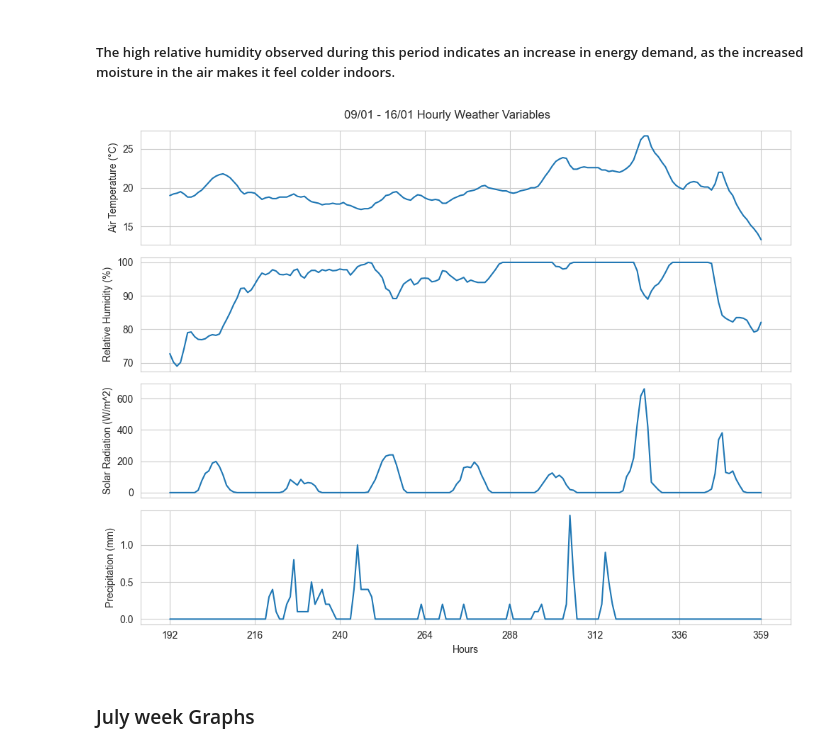
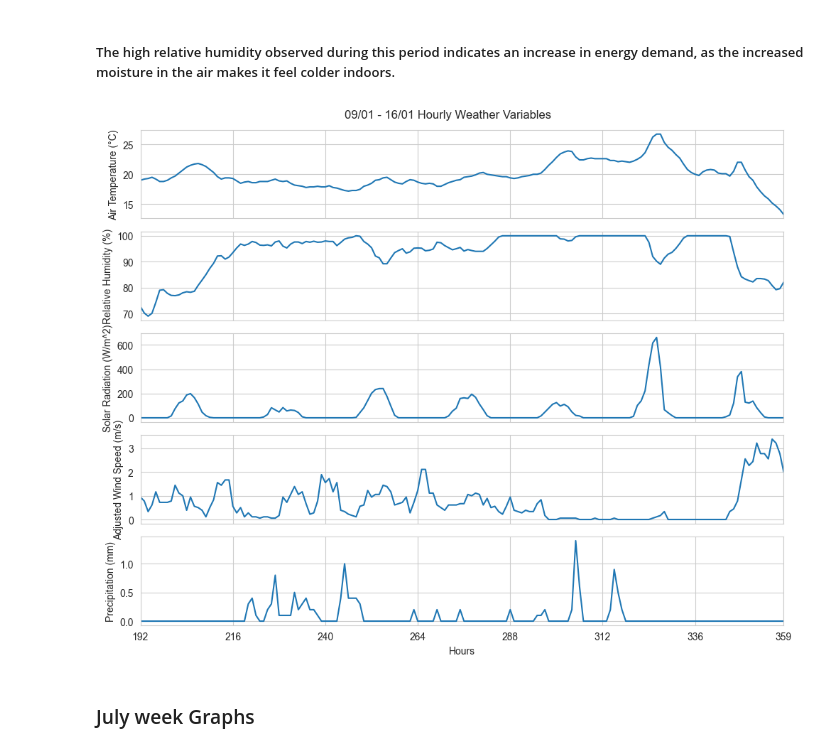
Before and after one commit to marcohl5/ME404_HongKongWeather, a Jupyter notebook: eda.ipynb, the cells around one changed output. Saved outputs shown, nothing was run; the diff lists cells and outputs as text; code cells hidden in the pictures.

```diff
--- a/eda.ipynb
+++ b/eda.ipynb
@@ -481,28 +561,31 @@ plt.show()
 # %%
 cols_plot = {"temp(c)": "Air Temperature (°C)",
              "rel_humid(%)": "Relative Humidity (%)",
              "sol_rad(W/m^2)": "Solar Radiation (W/m^2)",
+             "wind_speed_adj(m/s)": "Adjusted Wind Speed (m/s)",
              "rainfall(mm)": "Precipitation (mm)"}
 
 fig, axes = plt.subplots(len(cols_plot), 1, figsize=(10, 8), sharex=True)
 
 # Loop through each column and plot on a separate subplot
 for i, (key, value) in enumerate(cols_plot.items()):
     cleaned_label = re.sub(r"\s*\(.*?\)", "", value)
     sns.lineplot(x="hour", y=key, data=df_jan_wk, ax=axes[i])
     # axes[i].set_title(f"09/01 - 16/01 Hourly {cleaned_label}")
     axes[i].set_ylabel(value)
+    axes[i].set_xlim(df_jan_wk["hour"].min(), df_jan_wk["hour"].max())
+
 
 # Set common x-axis label
 axes[-1].set_xlabel("Hours")
 
 plt.xticks(list(df_jan_wk["hour"][::24]) + [df_jan_wk["hour"].iloc[-1]])
 plt.suptitle("09/01 - 16/01 Hourly Weather Variables")
 
 plt.tight_layout()
 plt.show()
 # %% [output]
-[figure, old version]
+[figure, new version]
 # %% [markdown]
 ### July week Graphs
 # %%
```
Also changed, not shown: parts of 4 cells of this notebook, 3 other files.
